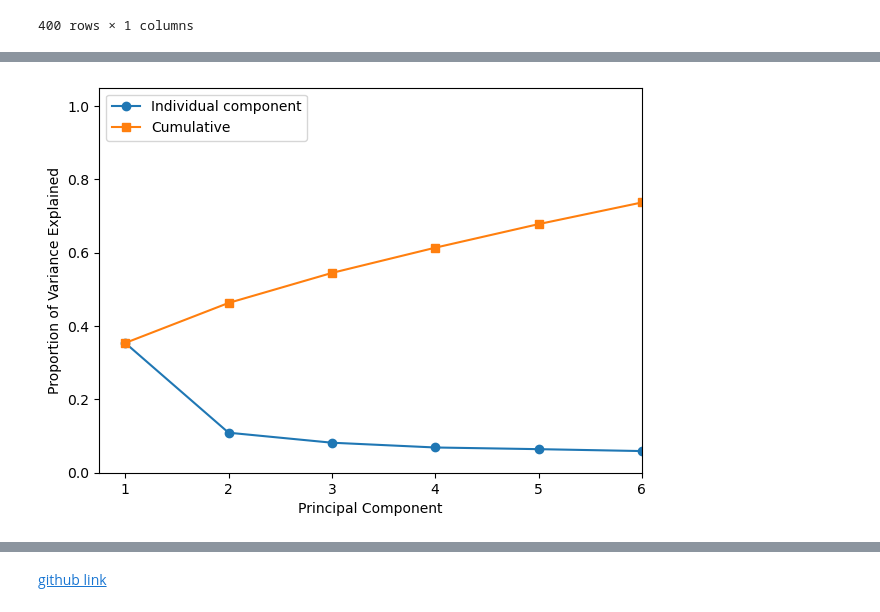
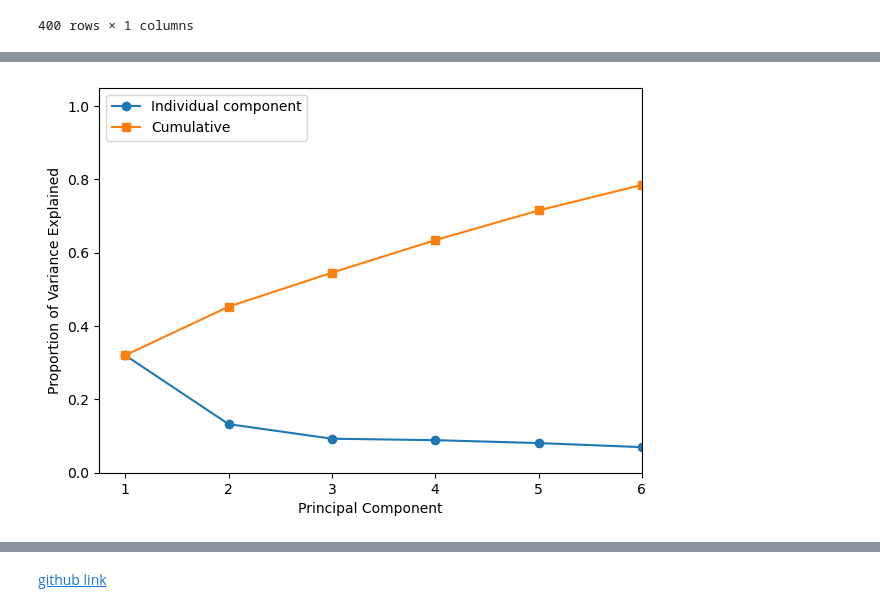
Before and after one commit to Zichuan66/Assignment-3, a Jupyter notebook: assignment6.ipynb, the cells around one changed output, grey strips where cells are left out. Drawn from its saved outputs; the diff is of its cells as text; code cells hidden in the pictures.

```diff
--- a/assignment6.ipynb
+++ b/assignment6.ipynb
@@ -828,5 +809,7 @@ from matplotlib import cm  # Import colormap directly from matplotlib.cm
 # %%
+y['class'] = y["class"].astype('category').cat.codes
+
 km1 = KMeans(n_clusters=2, n_init=20, random_state=0)
-km1.fit(y)
+km1.fit(X_new)
 km1.labels_
 # %% [output]
@@ -931,10 +919,9 @@ array([0, 0, 0, 0, 0, 0, 0, 0, 0, 0, 0, 0, 0, 0, 0, 0, 0, 0, 0, 0, 0, 0,
 # %%
 #we have to do PCA
 pca_X = PCA()
-X = pd.DataFrame(X_imputed, X_imputed.index, X_imputed.columns)
+X = pd.DataFrame(X_new, X_new.index, X_new.columns)
 # %%
-pca_loading = pd.DataFrame(pca_X.fit(X).components_.T, index=X_imputed.columns, columns=[['pc1', 'pc2', 'pc3', 'pc4', 'pc5', 'pc6', 'pc7', 'pc8', 'pc9', 'pc10',
-            'pc11', 'pc12', 'pc13', 'pc14', 'pc15', 'pc16', 'pc17', 'pc18', 'pc19', 'pc20',
-            'pc21', 'pc22', 'pc23', 'pc24']])
+pca_loading = pd.DataFrame(pca_X.fit(X).components_.T, index=X_new.columns, columns=[['pc1', 'pc2', 'pc3', 'pc4', 'pc5', 'pc6', 'pc7', 'pc8', 'pc9', 'pc10',
+            'pc11', 'pc12', 'pc13', 'pc14', 'pc15', 'pc16', 'pc17', 'pc18']])
 pca_loading
 # %% [output]
@@ -959,6 +945,5 @@ pca_loading
 # %%
 pc_scores = pd.DataFrame(pca_X.fit_transform(X), columns=['pc1', 'pc2', 'pc3', 'pc4', 'pc5', 'pc6', 'pc7', 'pc8', 'pc9', 'pc10',
-            'pc11', 'pc12', 'pc13', 'pc14', 'pc15', 'pc16', 'pc17', 'pc18', 'pc19', 'pc20',
-            'pc21', 'pc22', 'pc23', 'pc24'], index=X.index)
+            'pc11', 'pc12', 'pc13', 'pc14', 'pc15', 'pc16', 'pc17', 'pc18'], index=X.index)
 pc_scores
 # %% [output]
@@ -999,19 +986,19 @@ dtype: float64
 # %%
 plt.figure(figsize=(7,5))
 
-plt.plot([1, 2, 3, 4, 5, 6, 7, 8, 9, 10, 11, 12, 13, 14, 15, 16, 17, 18, 19, 20, 21, 22, 23, 24]
+plt.plot([1, 2, 3, 4, 5, 6, 7, 8, 9, 10, 11, 12, 13, 14, 15, 16, 17, 18]
 , pca_X.explained_variance_ratio_, '-o', label='Individual component')
-plt.plot([1, 2, 3, 4, 5, 6, 7, 8, 9, 10, 11, 12, 13, 14, 15, 16, 17, 18, 19, 20, 21, 22, 23, 24]
+plt.plot([1, 2, 3, 4, 5, 6, 7, 8, 9, 10, 11, 12, 13, 14, 15, 16, 17, 18]
 , np.cumsum(pca_X.explained_variance_ratio_), '-s', label='Cumulative')
 
 plt.ylabel('Proportion of Variance Explained')
 plt.xlabel('Principal Component')
 plt.xlim(0.75,4.25)
 plt.ylim(0,1.05)
 plt.xticks([1,2,3,4,5,6])
 plt.legend(loc=2);
 # %% [output]
-[figure, old version]
+[figure, new version]
 # %%
 ##choose 2
 pca_loading
```
Also changed, not shown: parts of 138 cells of this notebook.
